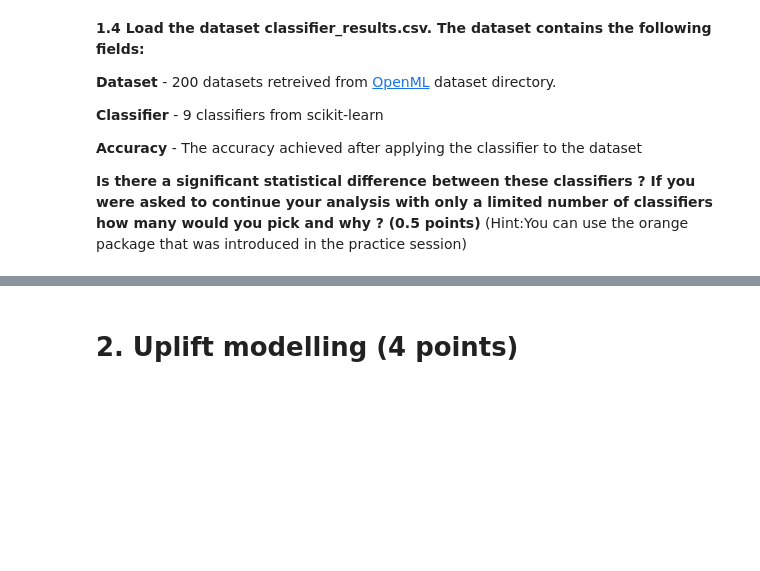
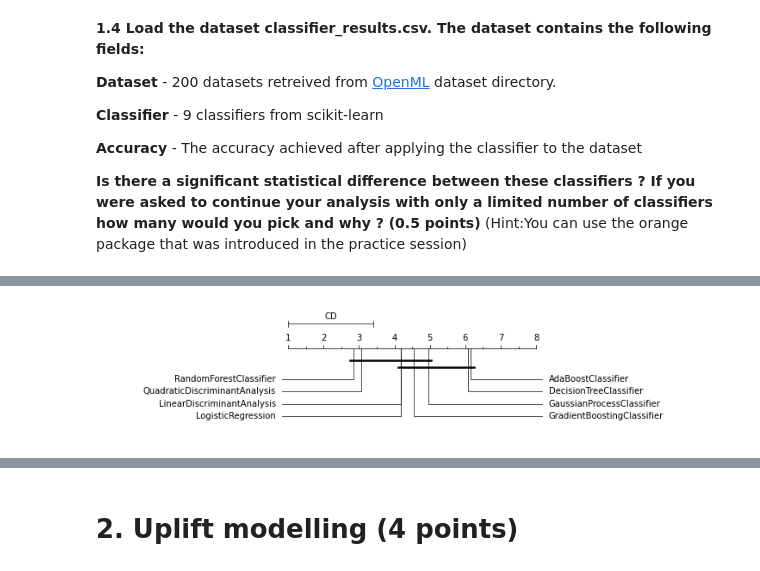
Before and after one commit to enliktjioe/bda2020, a Jupyter notebook: HW5/Homework_05_Enlik_Nga.ipynb, the cells around one changed output, grey strips where cells are left out. Cells and saved outputs as stored; diff of their text form; code cells hidden in the pictures; blank space fills up the shorter version.

```diff
--- a/HW5/Homework_05_Enlik_Nga.ipynb
+++ b/HW5/Homework_05_Enlik_Nga.ipynb
@@ -397,0 +413,4 @@ Pandas doesn't allow columns to be created via a new attribute name - see https:
+# %%
+# Practice Lab 09
+df_classifier = pd.read_csv('classifier_results.csv')
+df_classifier.head()
@@ -397,0 +842,28 @@ Pandas doesn't allow columns to be created via a new attribute name - see https:
+# %%
+df_perf = df_classifier
+
+# count the number of tested datasets per classifier
+df_counts = pd.DataFrame({'count': df_perf.groupby(
+        ['Classifier']).size()}).reset_index()
+
+# get the maximum number of tested datasets
+max_nb_datasets = df_counts['count'].max()
+
+# get the list of classifiers who have been tested on nb_max_datasets
+classifiers = list(df_counts.loc[df_counts['count'] == max_nb_datasets]
+                       ['Classifier'])
+
+# get the number of classifiers
+m = len(classifiers)
+
+# compute the average ranks to be returned (useful for drawing the cd diagram)
+# sort the dataframe of performances
+sorted_df_perf = df_perf.loc[df_perf['Classifier'].isin(classifiers)]. \
+        sort_values(['Classifier', 'Dataset'])
+
+# get the rank data
+rank_data = np.array(sorted_df_perf['Accuracy']).reshape(m, max_nb_datasets)
+
+# create the data frame containg the accuracies
+df_ranks = pd.DataFrame(data=rank_data, index=np.sort(classifiers), columns=
+                        np.unique(sorted_df_perf['Dataset']))
@@ -397,0 +882,4 @@ Pandas doesn't allow columns to be created via a new attribute name - see https:
+# %%
+# average the ranks
+average_ranks = df_ranks.rank(ascending=False).mean(axis=1).sort_values(ascending=False)
+list(average_ranks)
@@ -397,0 +895,11 @@ Pandas doesn't allow columns to be created via a new attribute name - see https:
+# %%
+import Orange
+import matplotlib.pyplot as plt
+names = list(classifiers)
+avranks = list(average_ranks)
+
+cd = Orange.evaluation.compute_CD(avranks, max_nb_datasets) #tested on 30 datasets
+Orange.evaluation.graph_ranks(avranks, names, cd=cd, width=10, textspace=3)
+plt.show()
+# %% [output]
+[figure, added]
```
Also changed, not shown: parts of 33 cells of this notebook, 1 other file.
